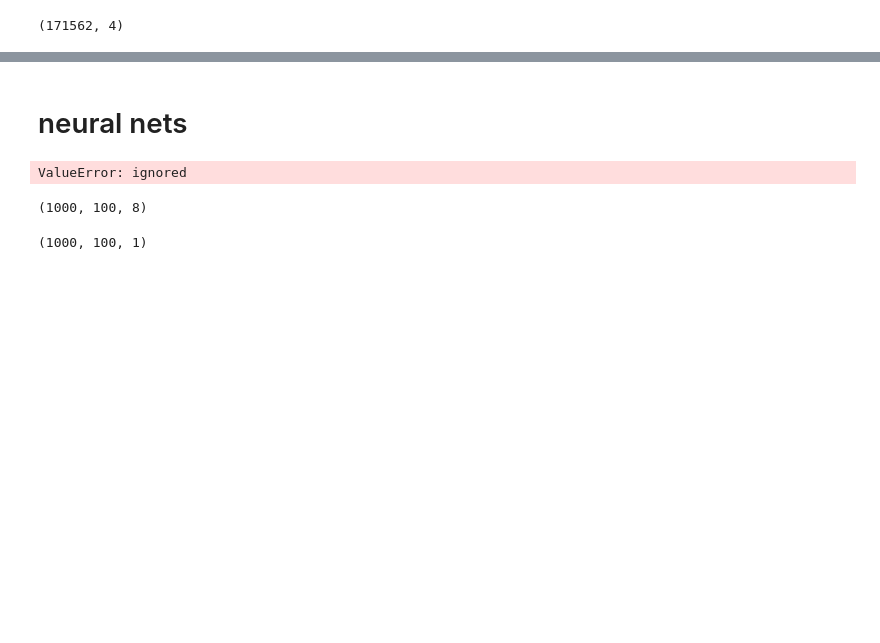
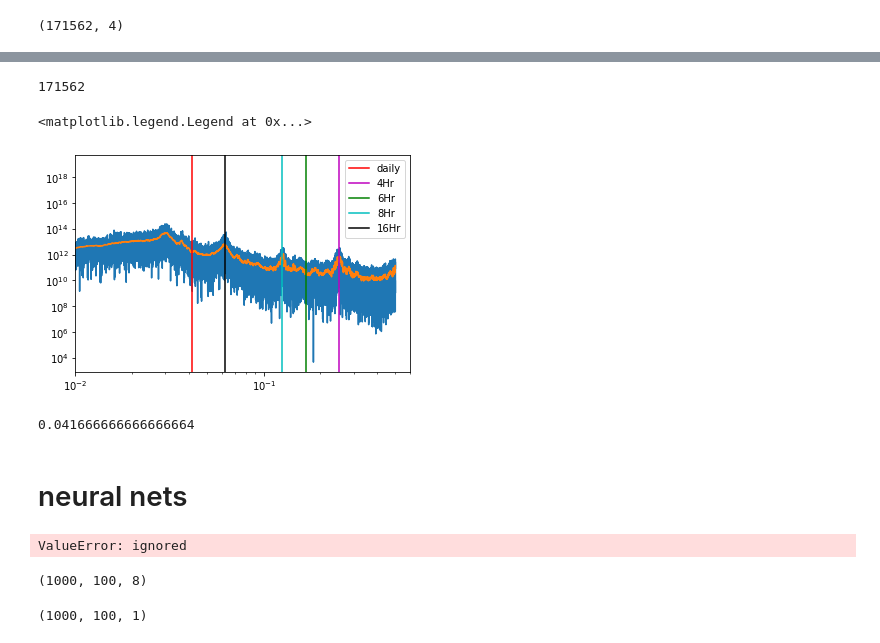
Before and after one commit to takao8/MLTSAProject, a Jupyter notebook: RNN_network_code.ipynb, the cells around one changed output, grey strips where cells are left out. Drawn from its saved outputs; the diff is of its cells as text; code cells hidden in the pictures; blank space fills up the shorter version.

```diff
--- a/RNN_network_code.ipynb
+++ b/RNN_network_code.ipynb
@@ -139,3 +275,39 @@ df_scaled.shape
+# %%
+
+#Fourier transform
+sample_rate = 1 #samples per hour
+N = len(df_load)
+f = np.fft.fft(df_load.Nepool_Load_Hist.values)
+print(len(f))
+
+df_fft = pd.DataFrame()
+df_fft['freq'] = x_val
+df_fft['psd'] = psd
+
+win_len = 200
+pl.plot( x_val, psd)
+pl.plot( df_fft.freq.rolling(win_len).mean(), df_fft.psd.rolling(win_len).mean())
+#pl.plot( df_fft.freq.rolling(300).mean(), df_fft.psd.rolling(300).mean())
+#pl.plot( df_fft.freq.rolling(300).max(), df_fft.psd.rolling(300).max())
+pl.axvline(1/24., label='daily', color='r')
+pl.axvline(1/4., label='4Hr', color='m')
+pl.axvline(1/6., label='6Hr', color='g')
+pl.axvline(1/8., label='8Hr', color='c')
+pl.axvline(1/16, label='16Hr', color='k')
+pl.yscale('log')
+pl.xscale('log')
+pl.xlim(0.01, 0.6)
+pl.legend()
+#pl.ylim(0.8*df_fft.psd.rolling(win_len).mean().min(), df_fft.psd.rolling(win_len).mean().max())
+#shape(x_val[::100]), shape(psd[::100])
+# %% [output]
+171562
+<matplotlib.legend.Legend at 0x...>
+[figure, added]
+# %%
+1/24.
+# %% [output]
+0.041666666666666664
 # %% [markdown]
 # neural nets
 # %%
```
Also changed, not shown: parts of 31 cells of this notebook.
